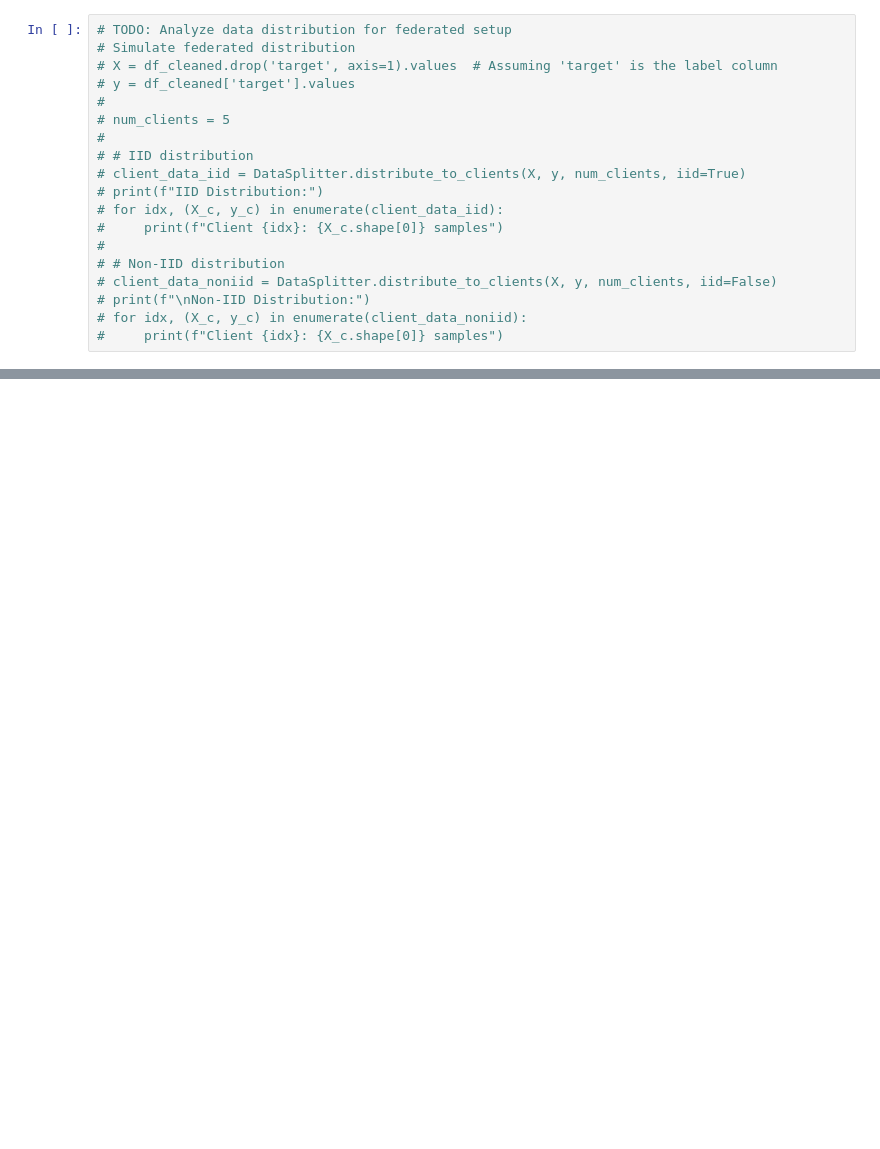
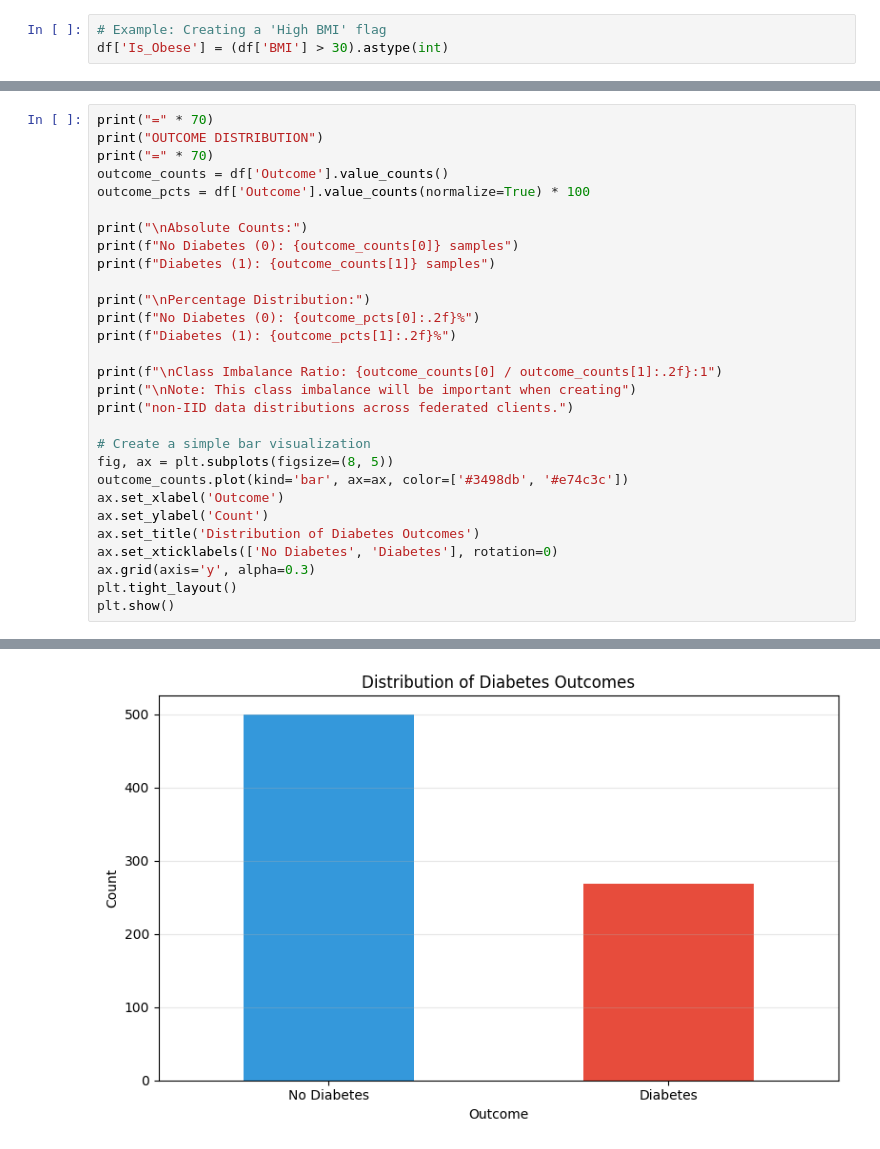
Before and after one commit to RaiyanJiyon/federated-healthcare-ml, a Jupyter notebook: notebooks/exploration.ipynb, the cells around one changed output, grey strips where cells are left out. Saved outputs shown, nothing was run; the diff lists cells and outputs as text; blank space fills up the shorter version.

```diff
--- a/notebooks/exploration.ipynb
+++ b/notebooks/exploration.ipynb
@@ -82,20 +78,4 @@ loader = DataLoader("../data/raw")
 # %%
-# TODO: Analyze data distribution for federated setup
-# Simulate federated distribution
-# X = df_cleaned.drop('target', axis=1).values  # Assuming 'target' is the label column
-# y = df_cleaned['target'].values
-#
-# num_clients = 5
-#
-# # IID distribution
-# client_data_iid = DataSplitter.distribute_to_clients(X, y, num_clients, iid=True)
-# print(f"IID Distribution:")
-# for idx, (X_c, y_c) in enumerate(client_data_iid):
-#     print(f"Client {idx}: {X_c.shape[0]} samples")
-#
-# # Non-IID distribution
-# client_data_noniid = DataSplitter.distribute_to_clients(X, y, num_clients, iid=False)
-# print(f"\nNon-IID Distribution:")
-# for idx, (X_c, y_c) in enumerate(client_data_noniid):
-#     print(f"Client {idx}: {X_c.shape[0]} samples")
+# Example: Creating a 'High BMI' flag
+df['Is_Obese'] = (df['BMI'] > 30).astype(int)
 # %% [markdown]
@@ -114,0 +140,30 @@ loader = DataLoader("../data/raw")
+# %%
+print("=" * 70)
+print("OUTCOME DISTRIBUTION")
+print("=" * 70)
+outcome_counts = df['Outcome'].value_counts()
+outcome_pcts = df['Outcome'].value_counts(normalize=True) * 100
+
+print("\nAbsolute Counts:")
+print(f"No Diabetes (0): {outcome_counts[0]} samples")
+print(f"Diabetes (1): {outcome_counts[1]} samples")
+
+print("\nPercentage Distribution:")
+print(f"No Diabetes (0): {outcome_pcts[0]:.2f}%")
+print(f"Diabetes (1): {outcome_pcts[1]:.2f}%")
+
+print(f"\nClass Imbalance Ratio: {outcome_counts[0] / outcome_counts[1]:.2f}:1")
+print("\nNote: This class imbalance will be important when creating")
+print("non-IID data distributions across federated clients.")
+
+# Create a simple bar visualization
+fig, ax = plt.subplots(figsize=(8, 5))
+outcome_counts.plot(kind='bar', ax=ax, color=['#3498db', '#e74c3c'])
+ax.set_xlabel('Outcome')
+ax.set_ylabel('Count')
+ax.set_title('Distribution of Diabetes Outcomes')
+ax.set_xticklabels(['No Diabetes', 'Diabetes'], rotation=0)
+ax.grid(axis='y', alpha=0.3)
+plt.tight_layout()
+plt.show()
+# %% [output]
@@ -114,0 +186 @@ loader = DataLoader("../data/raw")
+[figure, added]
```
Also changed, not shown: parts of 22 cells of this notebook.
